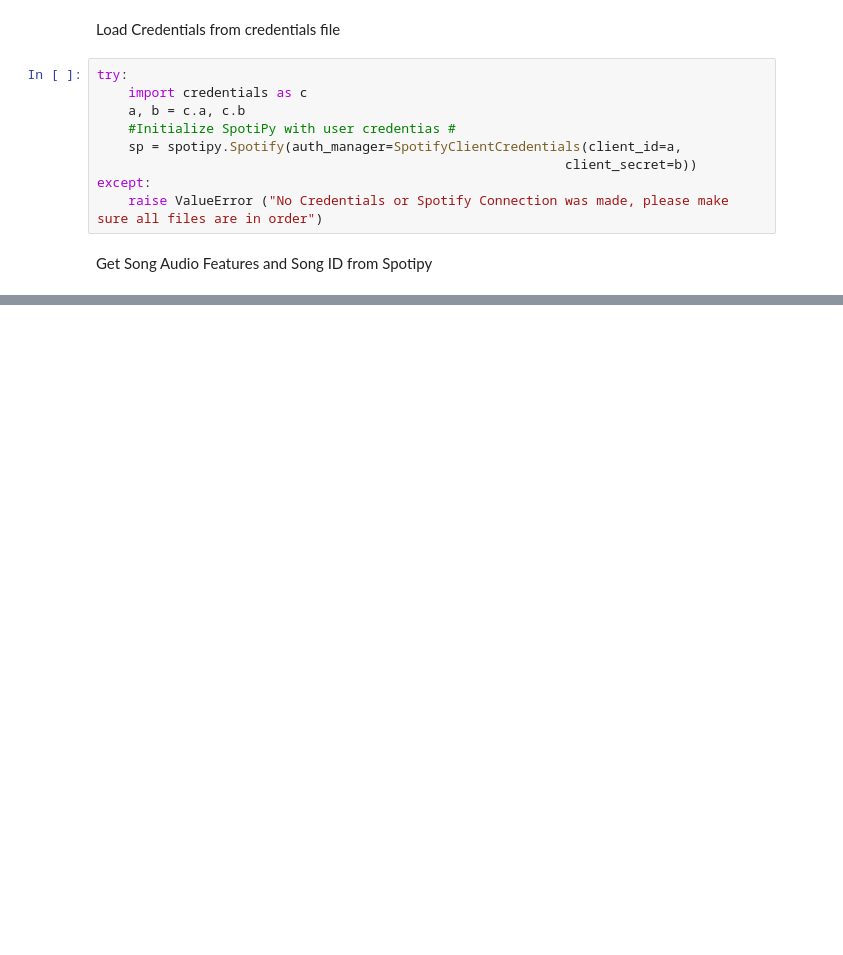
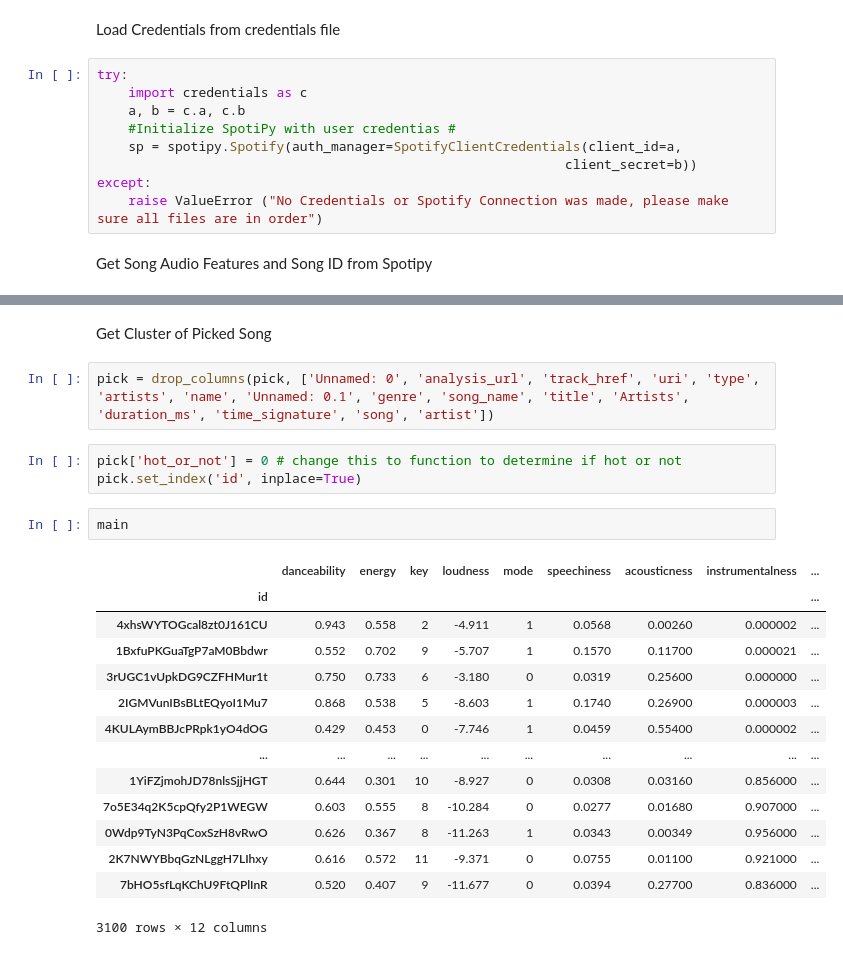
Before and after one commit to TimHoogervorst/SongCreator, a Jupyter notebook: functions.ipynb, the cells around one changed output, grey strips where cells are left out. Cells and saved outputs as stored; diff of their text form; blank space fills up the shorter version.

Commit message:
finished functions.ipynb

```diff
--- a/functions.ipynb
+++ b/functions.ipynb
@@ -269,0 +356,24 @@ Song 1 Selected, downloading Spotify Data ...
+# %% [markdown]
+Get Cluster of Picked Song
+# %%
+pick = drop_columns(pick, ['Unnamed: 0', 'analysis_url', 'track_href', 'uri', 'type', 'artists', 'name', 'Unnamed: 0.1', 'genre',	'song_name', 'title', 'Artists', 'duration_ms', 'time_signature', 'song', 'artist'])
+# %%
+pick['hot_or_not'] = 0 # change this to function to determine if hot or not
+pick.set_index('id', inplace=True)
+# %%
+main
+# %% [output]
+|  | danceability | energy | key | loudness | mode | speechiness | acousticness | instrumentalness | ... |
+| id |  |  |  |  |  |  |  |  | ... |
+| 4xhsWYTOGcal8zt0J161CU | 0.943 | 0.558 | 2 | -4.911 | 1 | 0.0568 | 0.00260 | 0.000002 | ... |
+| 1BxfuPKGuaTgP7aM0Bbdwr | 0.552 | 0.702 | 9 | -5.707 | 1 | 0.1570 | 0.11700 | 0.000021 | ... |
+| 3rUGC1vUpkDG9CZFHMur1t | 0.750 | 0.733 | 6 | -3.180 | 0 | 0.0319 | 0.25600 | 0.000000 | ... |
+| 2IGMVunIBsBLtEQyoI1Mu7 | 0.868 | 0.538 | 5 | -8.603 | 1 | 0.1740 | 0.26900 | 0.000003 | ... |
+| 4KULAymBBJcPRpk1yO4dOG | 0.429 | 0.453 | 0 | -7.746 | 1 | 0.0459 | 0.55400 | 0.000002 | ... |
+| ... | ... | ... | ... | ... | ... | ... | ... | ... | ... |
+| 1YiFZjmohJD78nlsSjjHGT | 0.644 | 0.301 | 10 | -8.927 | 0 | 0.0308 | 0.03160 | 0.856000 | ... |
+| 7o5E34q2K5cpQfy2P1WEGW | 0.603 | 0.555 | 8 | -10.284 | 0 | 0.0277 | 0.01680 | 0.907000 | ... |
+| 0Wdp9TyN3PqCoxSzH8vRwO | 0.626 | 0.367 | 8 | -11.263 | 1 | 0.0343 | 0.00349 | 0.956000 | ... |
+| 2K7NWYBbqGzNLggH7LIhxy | 0.616 | 0.572 | 11 | -9.371 | 0 | 0.0755 | 0.01100 | 0.921000 | ... |
+| 7bHO5sfLqKChU9FtQPlInR | 0.520 | 0.407 | 9 | -11.677 | 0 | 0.0394 | 0.27700 | 0.836000 | ... |
+3100 rows × 12 columns
```
Also changed, not shown: parts of 16 cells of this notebook, 3 other files.
